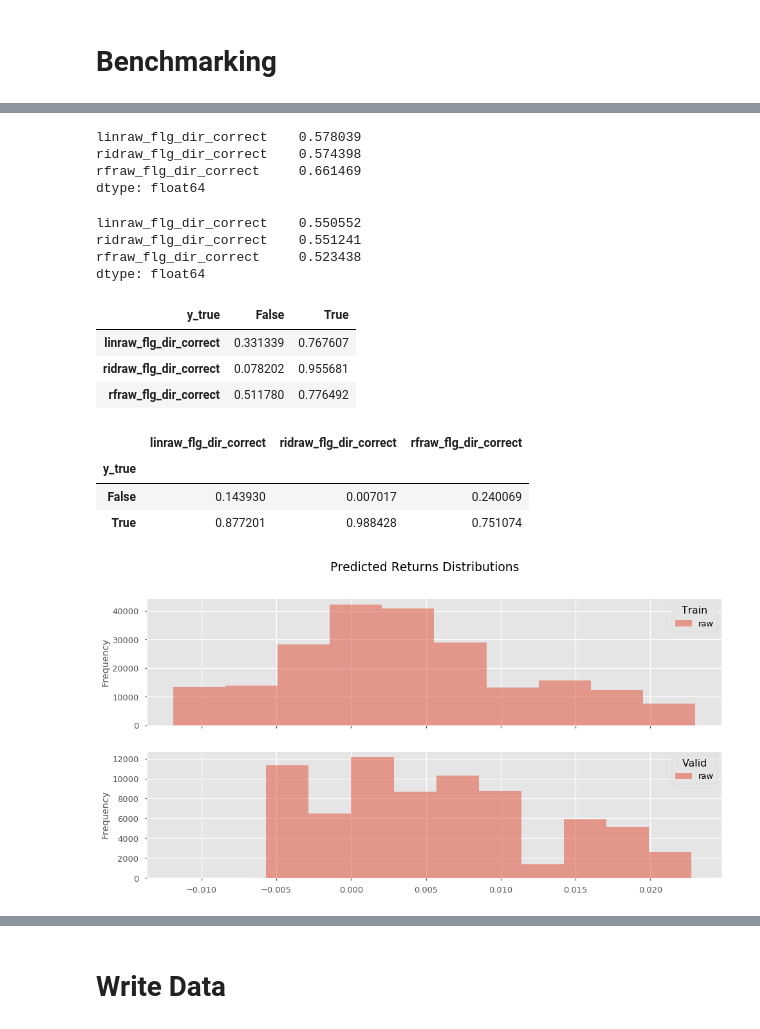
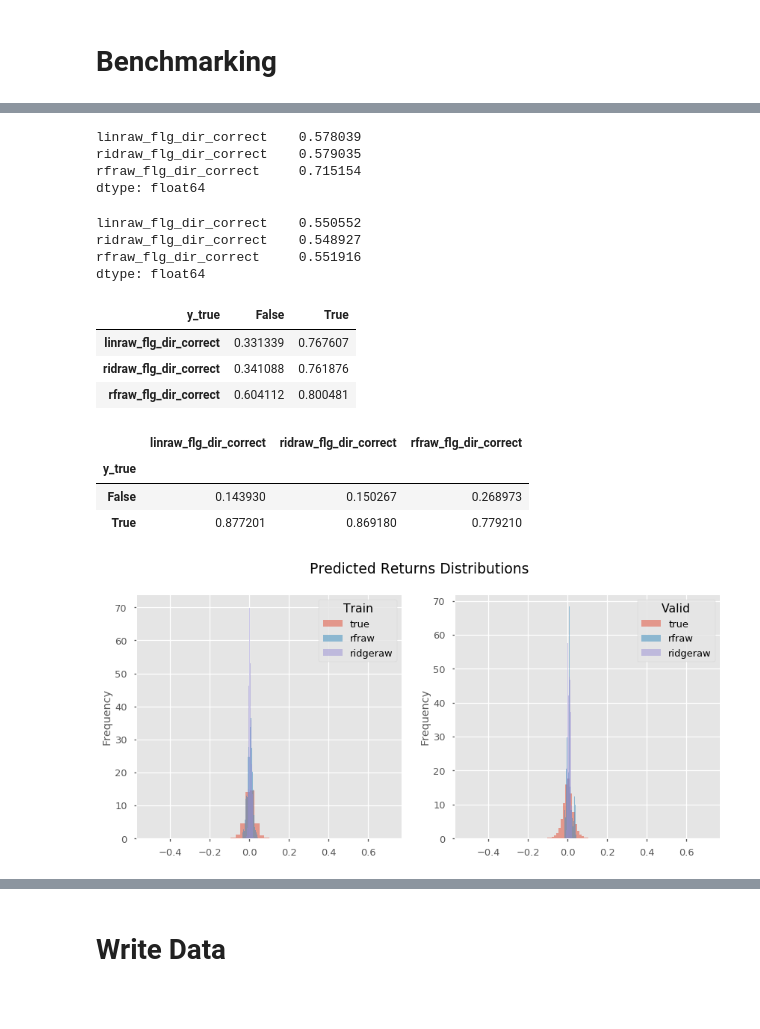
Before and after one commit to manualrg/dslab-ai-for-trading, a Jupyter notebook: alpha_factors/11_alphaml_regmodbuild.ipynb, the cells around one changed output, grey strips where cells are left out. Drawn from its saved outputs; the diff is of its cells as text; code cells hidden in the pictures; blank space fills up the shorter version.

Commit message:
regression ml models grid search and factor evaluation. Champion model selected

```diff
--- a/alpha_factors/11_alphaml_regmodbuild.ipynb
+++ b/alpha_factors/11_alphaml_regmodbuild.ipynb
@@ -73,3 +91,4 @@ rawlin_reg_parameters = ParameterGrid({
 # %%
 lin_reg_raw = LinearRegression()
 lin_raw_models, lin_raw_results = mle_utils.rf_train_val_grid_search(lin_reg_raw, rawlin_reg_parameters, X_train, y_train, X_valid, y_valid, kind='reg')
+lin_raw_results.insert(0, 'model',  '01_raw_lin_reg')
@@ -258,9 +161,9 @@ def get_champion(results_df,models_lst, criterion_col = 'valid_score', maximize=
         idx = results_df[criterion_col].astype(float).idxmin()
     return models_lst[idx]
 # %%
-selected_lin = get_champion(lin_raw_results, lin_raw_models, maximize=False)
-seleted_ridge = get_champion(rid_raw_results, rid_raw_models, maximize=False)
-selected_rf = rf_raw_models[2]#get_champion(rf_raw_results, rf_raw_models, maximize=False)
+selected_lin = get_champion(lin_raw_results, lin_raw_models, criterion_col='valid_acc', maximize=True)
+seleted_ridge = rid_raw_models[3]#get_champion(rid_raw_results, rid_raw_models, criterion_col='valid_acc', maximize=True)
+selected_rf = rf_raw_models[8]#get_champion(rf_raw_results, rf_raw_models, maximize=False)
 # %%
 p_train = y_train.to_frame('y_true')
 p_train['linraw_pred'] = selected_lin.predict(X_train)
@@ -306,46 +209,48 @@ p_train.groupby(p_train['y_true']>0)[preds_cols].describe().T
 p_train[diracc_cols].mean()
 # %% [output]
 linraw_flg_dir_correct    0.578039
-ridraw_flg_dir_correct    0.574398
-rfraw_flg_dir_correct     0.661469
+ridraw_flg_dir_correct    0.579035
+rfraw_flg_dir_correct     0.715154
 dtype: float64
 # %%
 p_valid[diracc_cols].mean()
 # %% [output]
 linraw_flg_dir_correct    0.550552
-ridraw_flg_dir_correct    0.551241
-rfraw_flg_dir_correct     0.523438
+ridraw_flg_dir_correct    0.548927
+rfraw_flg_dir_correct     0.551916
 dtype: float64
 # %%
 p_train.groupby(p_train['y_true']>0)[diracc_cols].mean().T
 # %% [output]
 | y_true | False | True |
 | linraw_flg_dir_correct | 0.331339 | 0.767607 |
-| ridraw_flg_dir_correct | 0.078202 | 0.955681 |
-| rfraw_flg_dir_correct | 0.511780 | 0.776492 |
+| ridraw_flg_dir_correct | 0.341088 | 0.761876 |
+| rfraw_flg_dir_correct | 0.604112 | 0.800481 |
 # %%
 p_valid.groupby(p_valid['y_true']>0)[diracc_cols].mean()
 # %% [output]
 |  | linraw_flg_dir_correct | ridraw_flg_dir_correct | rfraw_flg_dir_correct |
 | y_true |  |  |  |
-| False | 0.143930 | 0.007017 | 0.240069 |
-| True | 0.877201 | 0.988428 | 0.751074 |
+| False | 0.143930 | 0.150267 | 0.268973 |
+| True | 0.877201 | 0.869180 | 0.779210 |
 # %%
-fig, axs = plt.subplots(2,1, sharex=True)
+fig, axs = plt.subplots(1,2, sharex=True, figsize=(14, 6))
 plt.suptitle('Predicted Returns Distributions')
 
 ax=axs[0]
-p_train['rfraw_pred'].plot.hist(alpha=0.5, label='raw', ax=ax)
-#p_train['rfnov_p_prob'].plot.hist(alpha=0.5, label='nov', ax=ax)
+p_train['y_true'].plot.hist(alpha=0.5, bins=50, density=True, label='true', ax=ax)
+p_train['rfraw_pred'].plot.hist(alpha=0.5, bins=50, density=True, label='rfraw', ax=ax)
+p_train['ridraw_pred'].plot.hist(alpha=0.5, bins=50, density=True, label='ridgeraw', ax=ax)
 #p_train['logregraw_p_prob'].plot.hist(alpha=0.5, label='logreg', ax=ax)
 ax.legend(title='Train')
 
 ax=axs[1]
-p_valid['rfraw_pred'].plot.hist(alpha=0.5, label='raw', ax=ax)
-#p_valid['rfnov_p_prob'].plot.hist(alpha=0.5, label='nov', ax=ax)
+p_valid['y_true'].plot.hist(alpha=0.5,  bins=50,density=True, label='true', ax=ax)
+p_valid['rfraw_pred'].plot.hist(alpha=0.5,  bins=50, density=True, label='rfraw', ax=ax)
+p_valid['ridraw_pred'].plot.hist(alpha=0.5,  bins=50, density=True, label='ridgeraw', ax=ax)
 #p_valid['logregraw_p_prob'].plot.hist(alpha=0.5, label='logreg', ax=ax)
 ax.legend(title='Valid')
 
 plt.show()
 # %% [output]
-[figure, old version]
+[figure, new version]
```
Also changed, not shown: parts of 36 cells of this notebook, 2 other files.
